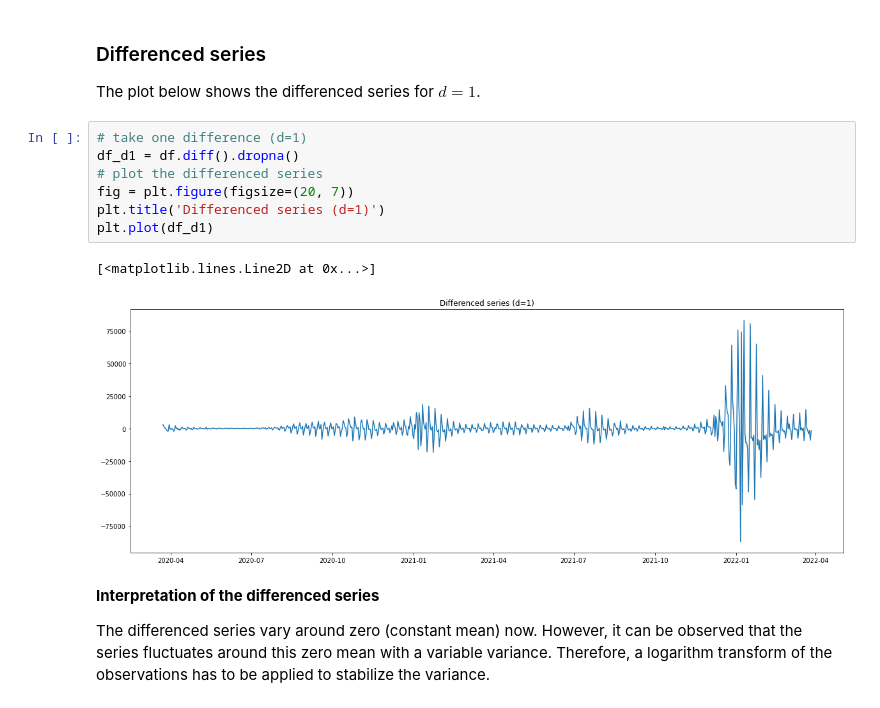
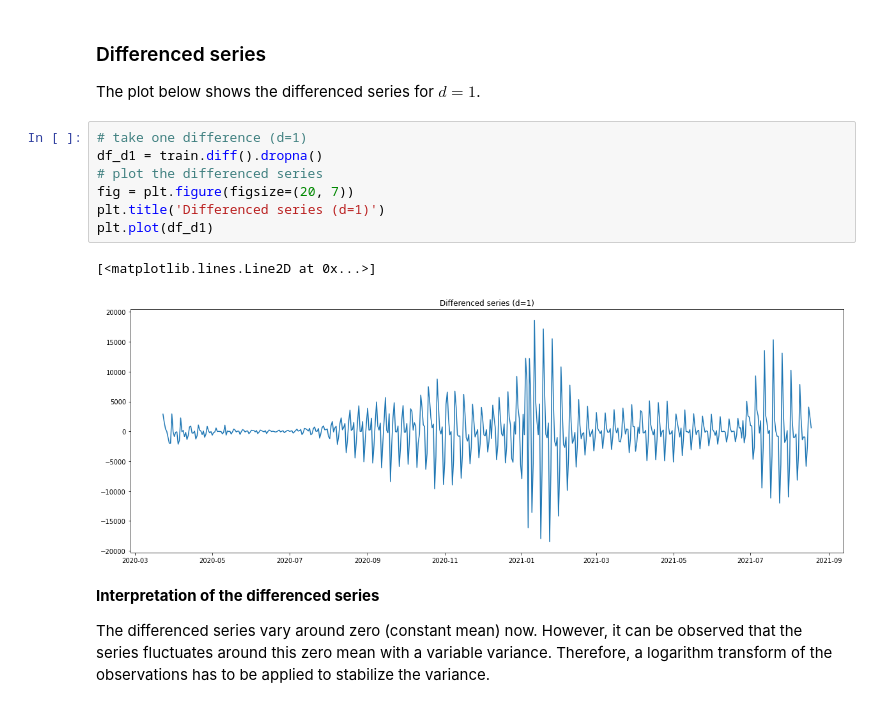
Before and after one commit to marialonsogar/COVID-Dynamics-Model-Comparison, a Jupyter notebook: modeling/covi-ARIMA.ipynb, the cells around one changed output. Saved outputs shown, nothing was run; the diff lists cells and outputs as text.

```diff
--- a/modeling/covi-ARIMA.ipynb
+++ b/modeling/covi-ARIMA.ipynb
@@ -174,14 +184,14 @@ The series does not require a seasonal difference.
 The plot below shows the differenced series for $d=1$.
 # %%
 # take one difference (d=1)
-df_d1 = df.diff().dropna()
+df_d1 = train.diff().dropna()
 # plot the differenced series
 fig = plt.figure(figsize=(20, 7))
 plt.title('Differenced series (d=1)')
 plt.plot(df_d1)
 # %% [output]
 [<matplotlib.lines.Line2D at 0x...>]
-[figure, old version]
+[figure, new version]
 # %% [markdown]
 **Interpretation of the differenced series**
 
```
Also changed, not shown: parts of 67 cells of this notebook, 1 other file.
